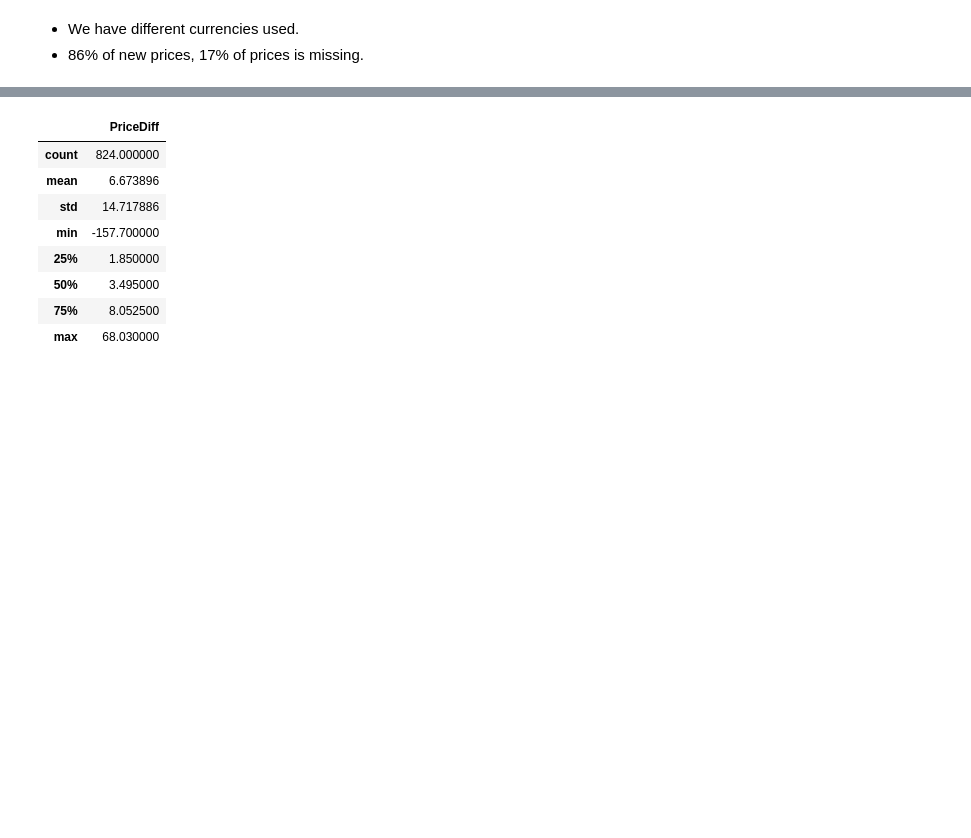
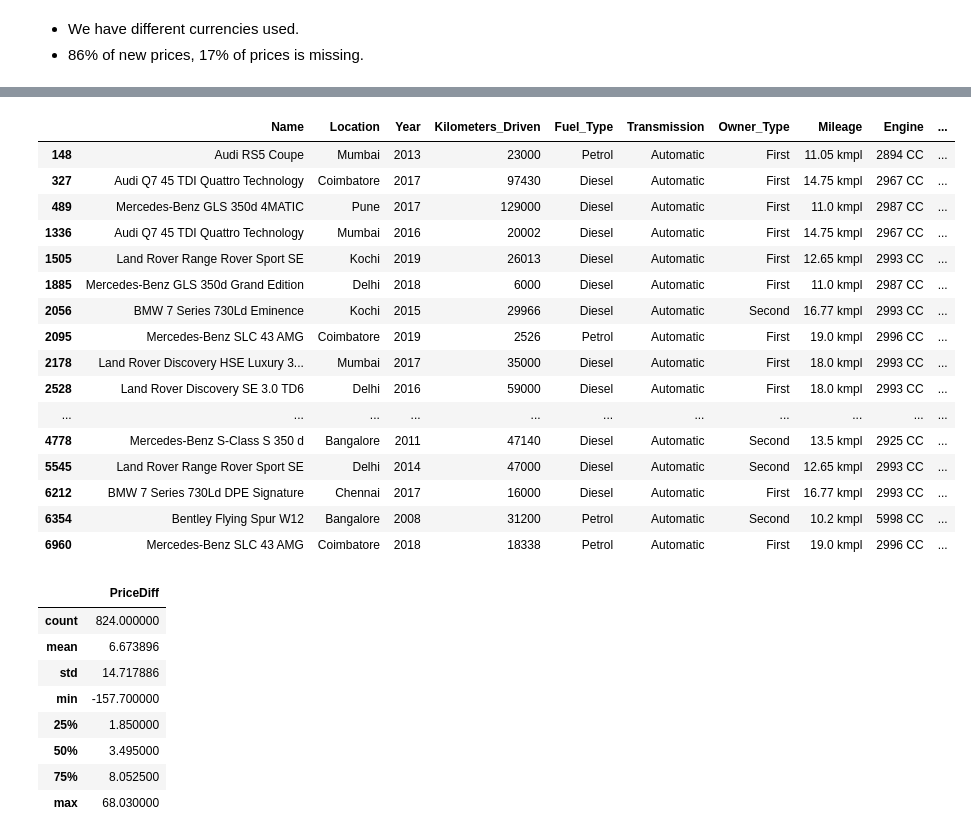
Before and after one commit to safakan/CCTB_repo_safak_atakan_celik, a Jupyter notebook: DEA113/Assignment4/Assignment4_EDA_Kaggle.ipynb, the cells around one changed output, grey strips where cells are left out. Saved outputs shown, nothing was run; the diff lists cells and outputs as text; code cells hidden in the pictures; blank space fills up the shorter version.

```diff
--- a/DEA113/Assignment4/Assignment4_EDA_Kaggle.ipynb
+++ b/DEA113/Assignment4/Assignment4_EDA_Kaggle.ipynb
@@ -205,3 +225,23 @@ array([<Axes: >, <Axes: >, <Axes: >], dtype=object)
+# %%
+data[data["Currency"] == "Cr"]
+# %% [output]
+|  | Name | Location | Year | Kilometers_Driven | Fuel_Type | Transmission | Owner_Type | Mileage | Engine | ... |
+| 148 | Audi RS5 Coupe | Mumbai | 2013 | 23000 | Petrol | Automatic | First | 11.05 kmpl | 2894 CC | ... |
+| 327 | Audi Q7 45 TDI Quattro Technology | Coimbatore | 2017 | 97430 | Diesel | Automatic | First | 14.75 kmpl | 2967 CC | ... |
+| 489 | Mercedes-Benz GLS 350d 4MATIC | Pune | 2017 | 129000 | Diesel | Automatic | First | 11.0 kmpl | 2987 CC | ... |
+| 1336 | Audi Q7 45 TDI Quattro Technology | Mumbai | 2016 | 20002 | Diesel | Automatic | First | 14.75 kmpl | 2967 CC | ... |
+| 1505 | Land Rover Range Rover Sport SE | Kochi | 2019 | 26013 | Diesel | Automatic | First | 12.65 kmpl | 2993 CC | ... |
+| 1885 | Mercedes-Benz GLS 350d Grand Edition | Delhi | 2018 | 6000 | Diesel | Automatic | First | 11.0 kmpl | 2987 CC | ... |
+| 2056 | BMW 7 Series 730Ld Eminence | Kochi | 2015 | 29966 | Diesel | Automatic | Second | 16.77 kmpl | 2993 CC | ... |
+| 2095 | Mercedes-Benz SLC 43 AMG | Coimbatore | 2019 | 2526 | Petrol | Automatic | First | 19.0 kmpl | 2996 CC | ... |
+| 2178 | Land Rover Discovery HSE Luxury 3... | Mumbai | 2017 | 35000 | Diesel | Automatic | First | 18.0 kmpl | 2993 CC | ... |
+| 2528 | Land Rover Discovery SE 3.0 TD6 | Delhi | 2016 | 59000 | Diesel | Automatic | First | 18.0 kmpl | 2993 CC | ... |
+| ... | ... | ... | ... | ... | ... | ... | ... | ... | ... | ... |
+| 4778 | Mercedes-Benz S-Class S 350 d | Bangalore | 2011 | 47140 | Diesel | Automatic | Second | 13.5 kmpl | 2925 CC | ... |
+| 5545 | Land Rover Range Rover Sport SE | Delhi | 2014 | 47000 | Diesel | Automatic | Second | 12.65 kmpl | 2993 CC | ... |
+| 6212 | BMW 7 Series 730Ld DPE Signature | Chennai | 2017 | 16000 | Diesel | Automatic | First | 16.77 kmpl | 2993 CC | ... |
+| 6354 | Bentley Flying Spur W12 | Bangalore | 2008 | 31200 | Petrol | Automatic | Second | 10.2 kmpl | 5998 CC | ... |
+| 6960 | Mercedes-Benz SLC 43 AMG | Coimbatore | 2018 | 18338 | Petrol | Automatic | First | 19.0 kmpl | 2996 CC | ... |
 # %%
 PriceDiffData = data["PriceDiff"]
 PriceDiffData.describe()
```
Also changed, not shown: parts of 8 cells of this notebook.
